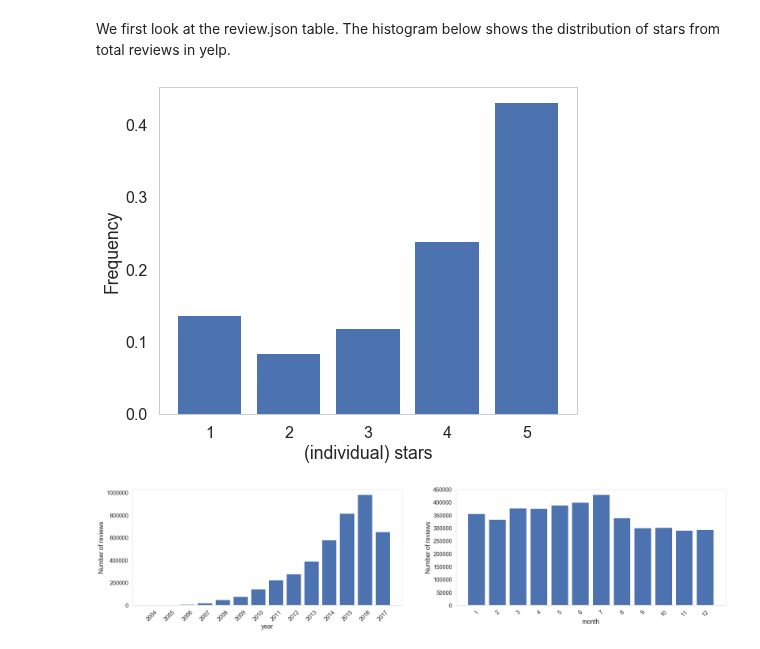
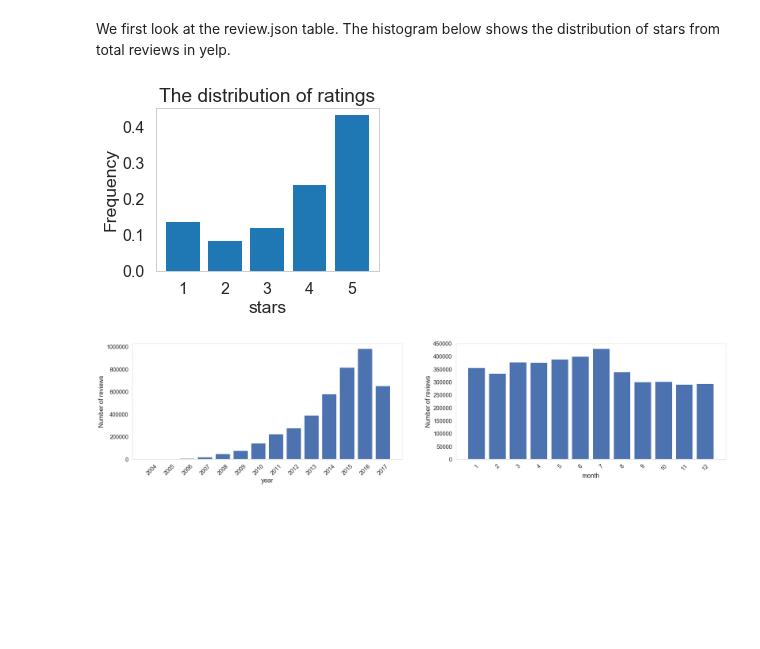
Before and after one commit to xuwd11/Recommender_Systems, a Jupyter notebook: 03_EDA_Full.ipynb, the cells around one changed output. Cells and saved outputs as stored; diff of their text form; code cells hidden in the pictures; blank space fills up the shorter version.

```diff
--- a/03_EDA_Full.ipynb
+++ b/03_EDA_Full.ipynb
@@ -16,11 +16,12 @@ sns.set_context('poster')
 # %%
 # Load data
 
+fig_dir = 'figs/EDA/Full'
 data_dir = 'data/Full/'
-dfb = pd.read_csv(data_dir + 'business.csv', encoding='latin-1')
-dfr = pd.read_csv(data_dir + 'review.csv', encoding='latin-1')
-dfu = pd.read_csv(data_dir + 'user.csv', encoding='latin-1')
-datar = pd.read_csv(data_dir + 'data_review.csv', encoding='latin-1')
+dfb = pd.read_pickle(data_dir + 'business.pkl')
+dfr = pd.read_pickle(data_dir + 'review.pkl')
+dfu = pd.read_pickle(data_dir + 'user.pkl')
+datar = pd.read_pickle(data_dir + 'data_review.pkl')
 
 print(dfb.shape)
 display(dfb.head())
@@ -95,8 +96,8 @@ def plot_discrete_hist(x, xticks=None, normalize=False, minlength=5, **args):
 
 ## date : year, month, day
 
-dfr['year'] = dfr['date'].apply(lambda x: x[2:6])
-dfr['month'] = dfr['date'].apply(lambda x: x[7:9])
-dfr['day'] = dfr['date'].apply(lambda x: int(x[10:12]))
+dfr['year'] = dfr['date'].apply(lambda x: int(x[:4]))
+dfr['month'] = dfr['date'].apply(lambda x: int(x[5:7]))
+dfr['day'] = dfr['date'].apply(lambda x: int(x[8:10]))
 dfr.head()
 # %% [output]
@@ -110,13 +111,15 @@ dfr.head()
 We first look at the review.json table. The histogram below shows the distribution of stars from total reviews in yelp.
 # %%
 # Example
-plt.figure(figsize=(7.5, 6))
+plt.figure(figsize=(4, 3))
 
 plot_discrete_hist(dfr['stars'].values, normalize=True);
-plt.xlabel('(individual) stars');
+plt.xlabel('stars');
 plt.ylabel('Frequency');
+plt.title('The distribution of ratings');
+plt.savefig(fig_dir + 'hist.png', bbox_inches='tight')
 # %% [output]
-[figure, old version]
+[figure, new version]
 # %%
 plt.figure(figsize=(30, 6))
 plt.subplot(1, 2, 1)
```
Also changed, not shown: parts of 2 cells of this notebook, 1 other file.
